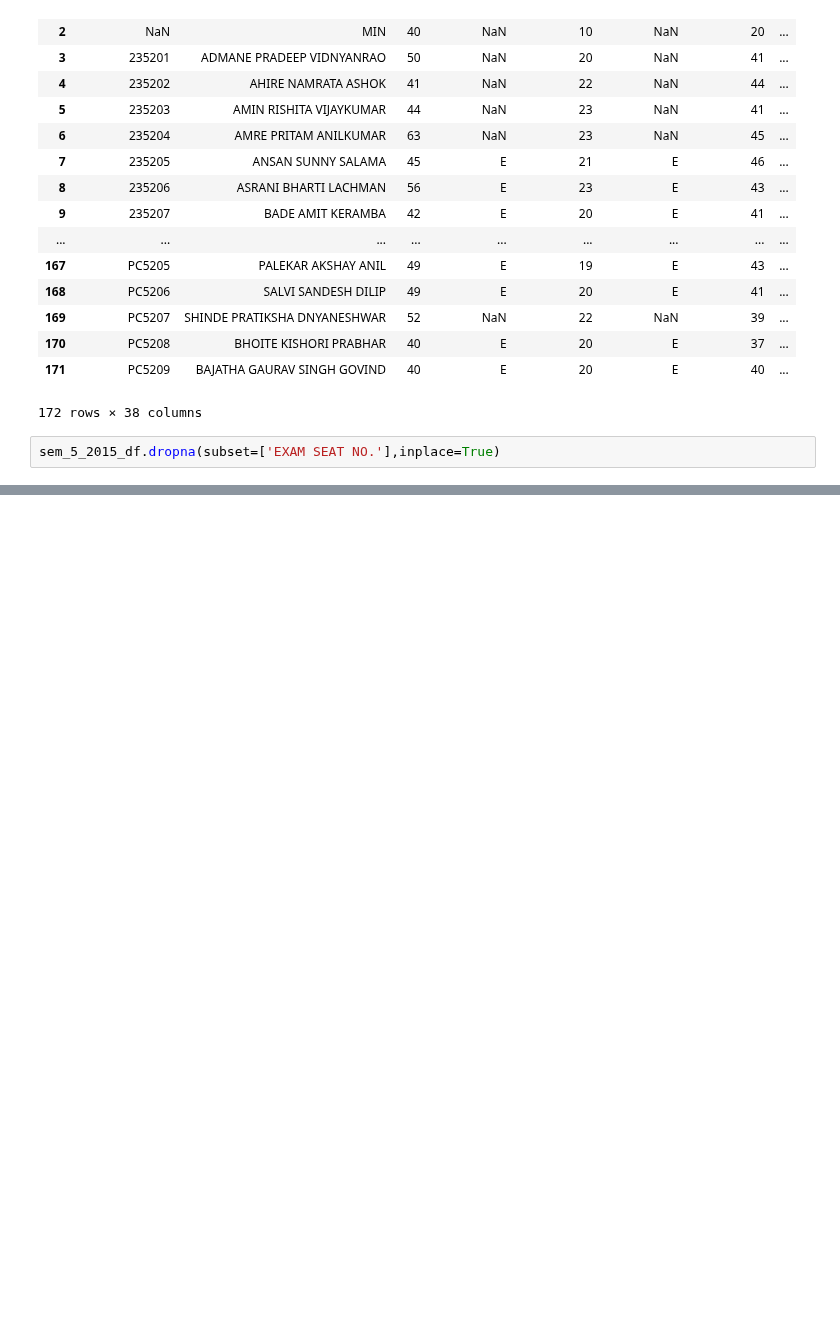
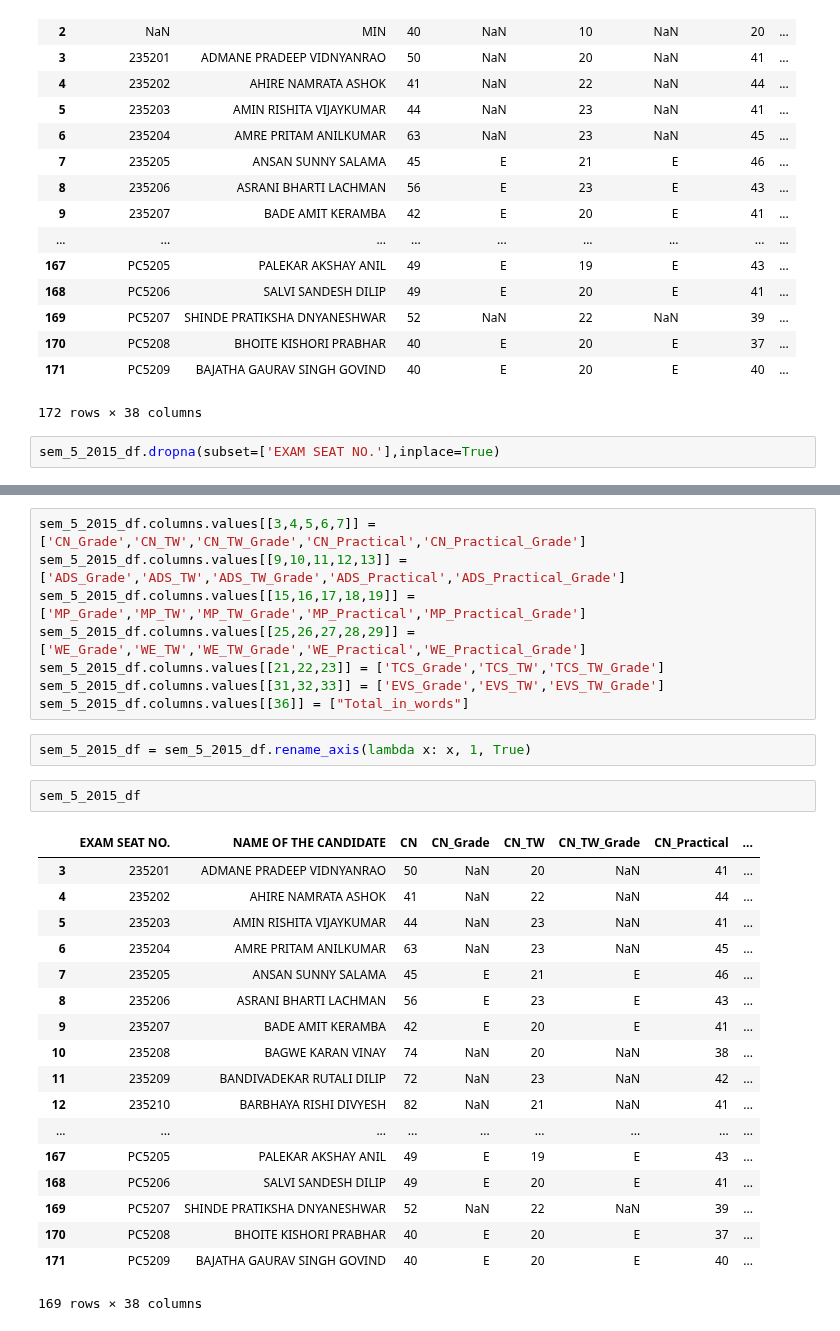
Before and after one commit to Purteeeek/Student-Placement-Guidance, a Jupyter notebook: Cleaning Notebooks/2015-Passouts/Sem-5_2015_Passout.ipynb, the cells around one changed output, grey strips where cells are left out. Cells and saved outputs as stored; diff of their text form; blank space fills up the shorter version.

Commit message:
Changed column names.

```diff
--- a/Cleaning Notebooks/2015-Passouts/Sem-5_2015_Passout.ipynb
+++ b/Cleaning Notebooks/2015-Passouts/Sem-5_2015_Passout.ipynb
@@ -32,0 +53,31 @@ sem_5_2015_df.dropna(subset=['EXAM SEAT NO.'],inplace=True)
+# %%
+sem_5_2015_df.columns.values[[3,4,5,6,7]] = ['CN_Grade','CN_TW','CN_TW_Grade','CN_Practical','CN_Practical_Grade']
+sem_5_2015_df.columns.values[[9,10,11,12,13]] = ['ADS_Grade','ADS_TW','ADS_TW_Grade','ADS_Practical','ADS_Practical_Grade']
+sem_5_2015_df.columns.values[[15,16,17,18,19]] = ['MP_Grade','MP_TW','MP_TW_Grade','MP_Practical','MP_Practical_Grade']
+sem_5_2015_df.columns.values[[25,26,27,28,29]] = ['WE_Grade','WE_TW','WE_TW_Grade','WE_Practical','WE_Practical_Grade']
+sem_5_2015_df.columns.values[[21,22,23]] = ['TCS_Grade','TCS_TW','TCS_TW_Grade']
+sem_5_2015_df.columns.values[[31,32,33]] = ['EVS_Grade','EVS_TW','EVS_TW_Grade']
+sem_5_2015_df.columns.values[[36]] = ["Total_in_words"]
+# %%
+sem_5_2015_df = sem_5_2015_df.rename_axis(lambda x: x, 1, True)
+# %%
+sem_5_2015_df
+# %% [output]
+|  | EXAM SEAT NO. | NAME OF THE CANDIDATE | CN | CN_Grade | CN_TW | CN_TW_Grade | CN_Practical | ... |
+| 3 | 235201 | ADMANE PRADEEP VIDNYANRAO | 50 | NaN | 20 | NaN | 41 | ... |
+| 4 | 235202 | AHIRE NAMRATA ASHOK | 41 | NaN | 22 | NaN | 44 | ... |
+| 5 | 235203 | AMIN RISHITA VIJAYKUMAR | 44 | NaN | 23 | NaN | 41 | ... |
+| 6 | 235204 | AMRE PRITAM ANILKUMAR | 63 | NaN | 23 | NaN | 45 | ... |
+| 7 | 235205 | ANSAN SUNNY SALAMA | 45 | E | 21 | E | 46 | ... |
+| 8 | 235206 | ASRANI BHARTI LACHMAN | 56 | E | 23 | E | 43 | ... |
+| 9 | 235207 | BADE AMIT KERAMBA | 42 | E | 20 | E | 41 | ... |
+| 10 | 235208 | BAGWE KARAN VINAY | 74 | NaN | 20 | NaN | 38 | ... |
+| 11 | 235209 | BANDIVADEKAR RUTALI DILIP | 72 | NaN | 23 | NaN | 42 | ... |
+| 12 | 235210 | BARBHAYA RISHI DIVYESH | 82 | NaN | 21 | NaN | 41 | ... |
+| ... | ... | ... | ... | ... | ... | ... | ... | ... |
+| 167 | PC5205 | PALEKAR AKSHAY ANIL | 49 | E | 19 | E | 43 | ... |
+| 168 | PC5206 | SALVI SANDESH DILIP | 49 | E | 20 | E | 41 | ... |
+| 169 | PC5207 | SHINDE PRATIKSHA DNYANESHWAR | 52 | NaN | 22 | NaN | 39 | ... |
+| 170 | PC5208 | BHOITE KISHORI PRABHAR | 40 | E | 20 | E | 37 | ... |
+| 171 | PC5209 | BAJATHA GAURAV SINGH GOVIND | 40 | E | 20 | E | 40 | ... |
+169 rows × 38 columns
```
Also changed, not shown: parts of 1 cell of this notebook.
